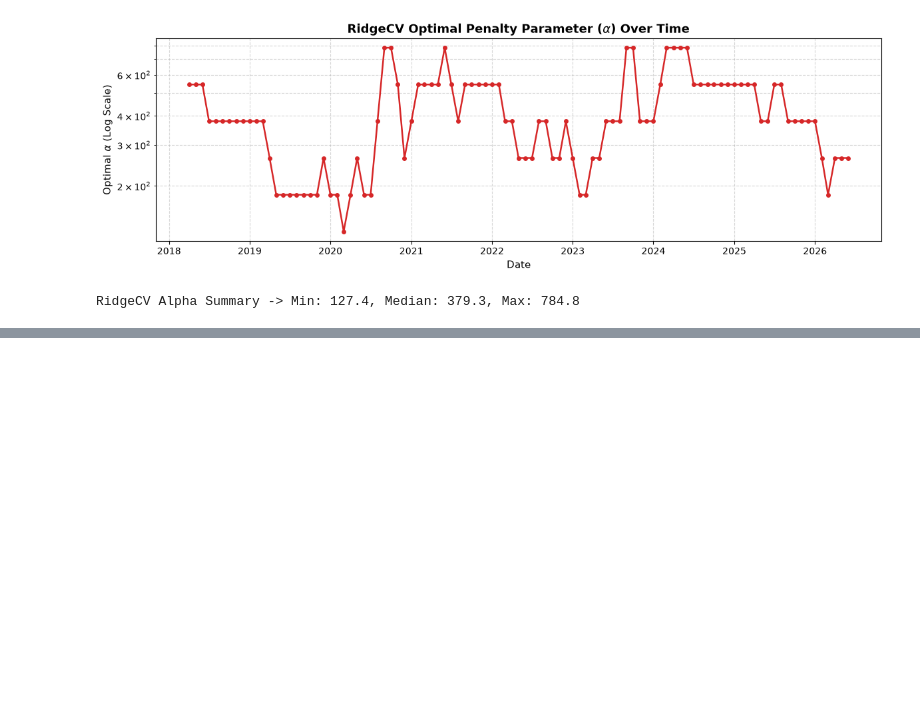
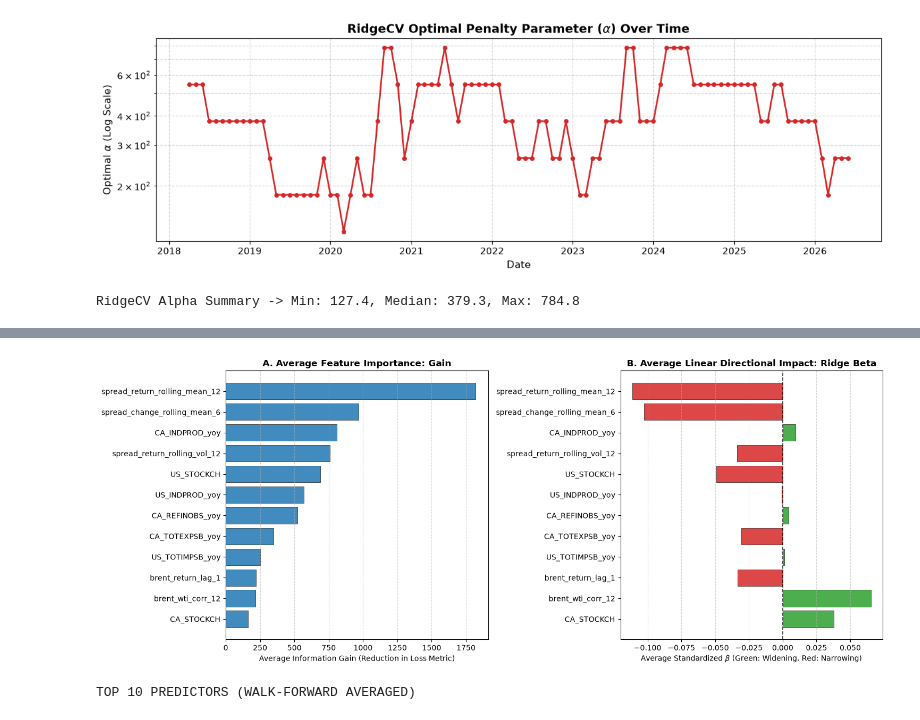
Before and after one commit to Samgit0532/brent-wti-ml-project, a Jupyter notebook: main.ipynb, the cells around one changed output, grey strips where cells are left out. Saved outputs shown, nothing was run; the diff lists cells and outputs as text; code cells hidden in the pictures; blank space fills up the shorter version.

Commit message:
Feature importance

```diff
--- a/main.ipynb
+++ b/main.ipynb
@@ -1034,0 +1112,15 @@ RidgeCV Alpha Summary -> Min: 127.4, Median: 379.3, Max: 784.8
+# %%
+lgb_stack = np.stack(lgb_rolling_importances)
+ridge_stack = np.stack(ridge_rolling_betas)
+
+# Average importance across all out-of-sample market regimes
+mean_lgb_gain = np.mean(lgb_stack, axis=0)
+mean_ridge_beta = np.mean(ridge_stack, axis=0)
+
+interp_df = pd.DataFrame({
+    "Feature": feature_cols,
+    "Mean_LightGBM_Gain": mean_lgb_gain,
+    "Mean_Ridge_Beta": mean_ridge_beta,
+})
+
+print(f"Successfully computed average importance over {len(rolling_dates)} historical OOS models.")
@@ -1034,0 +1129,63 @@ RidgeCV Alpha Summary -> Min: 127.4, Median: 379.3, Max: 784.8
+# %%
+fig, axes = plt.subplots(1, 2, figsize=(15, 6))
+
+# Panel A: Average Information Gain (LightGBM)
+top_lgb = (
+    interp_df.sort_values("Mean_LightGBM_Gain", ascending=False)
+    .head(12)
+    .sort_values("Mean_LightGBM_Gain", ascending=True)
+)
+
+axes[0].barh(
+    top_lgb["Feature"],
+    top_lgb["Mean_LightGBM_Gain"],
+    color="#1f77b4",
+    edgecolor="black",
+    linewidth=0.5,
+    alpha=0.85,
+)
+axes[0].set_title(
+    "A. Average Feature Importance: Gain",
+    fontsize=12,
+    fontweight="bold",
+)
+axes[0].set_xlabel("Average Information Gain (Reduction in Loss Metric)")
+axes[0].grid(axis="x", linestyle="--", alpha=0.5)
+
+# Panel B: Average Standardized Linear Beta (RidgeCV)
+top_ridge = interp_df.reindex(top_lgb.index)
+colors = ["#2ca02c" if c > 0 else "#d62728" for c in top_ridge["Mean_Ridge_Beta"]]
+
+axes[1].barh(
+    top_ridge["Feature"],
+    top_ridge["Mean_Ridge_Beta"],
+    color=colors,
+    edgecolor="black",
+    linewidth=0.5,
+    alpha=0.85,
+)
+axes[1].axvline(0, color="black", linestyle="--", alpha=0.8, linewidth=1.2)
+axes[1].set_title(
+    "B. Average Linear Directional Impact: Ridge Beta",
+    fontsize=12,
+    fontweight="bold",
+)
+axes[1].set_xlabel(
+    r"Average Standardized $\beta$ (Green: Widening, Red: Narrowing)"
+)
+axes[1].grid(axis="x", linestyle="--", alpha=0.5)
+
+plt.tight_layout()
+plt.show()
+
+# Tabular summary
+print("TOP 10 PREDICTORS (WALK-FORWARD AVERAGED)")
+display(
+    interp_df.sort_values("Mean_LightGBM_Gain", ascending=False)
+    .head(10)
+    .style.format({"Mean_LightGBM_Gain": "{:.2f}", "Mean_Ridge_Beta": "{:.4f}"})
+    .background_gradient(subset=["Mean_LightGBM_Gain"], cmap="Blues")
+)
+# %% [output]
+[figure, added]
+TOP 10 PREDICTORS (WALK-FORWARD AVERAGED)
```
Also changed, not shown: parts of 9 cells of this notebook.
